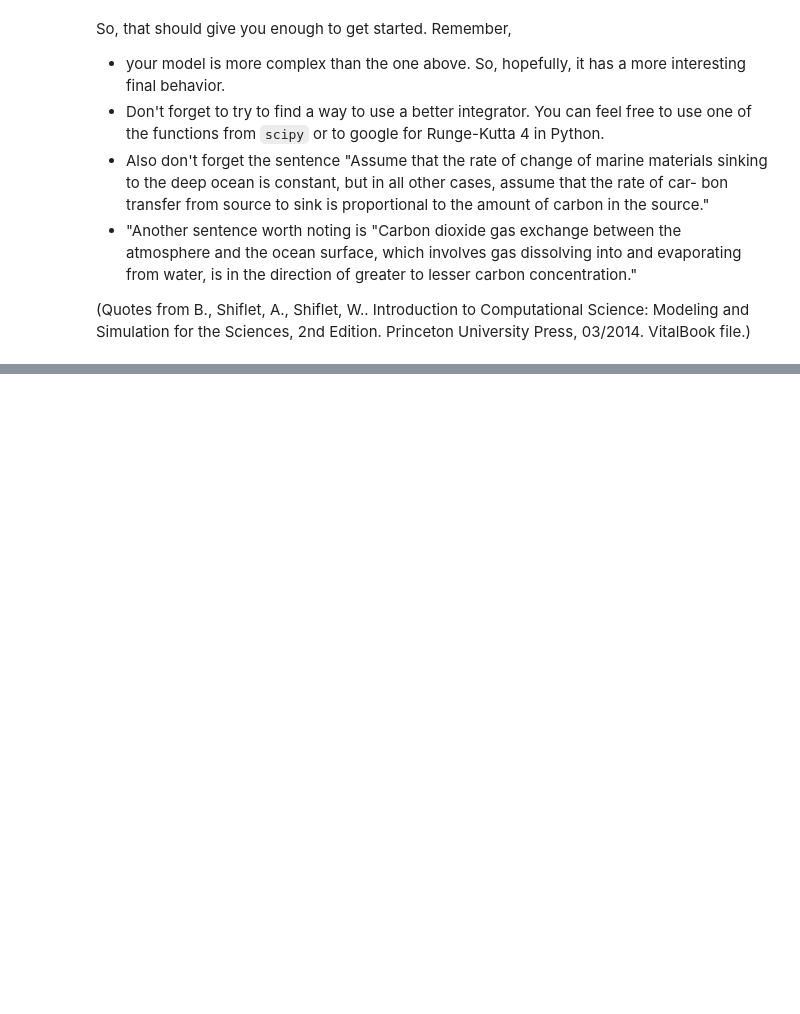
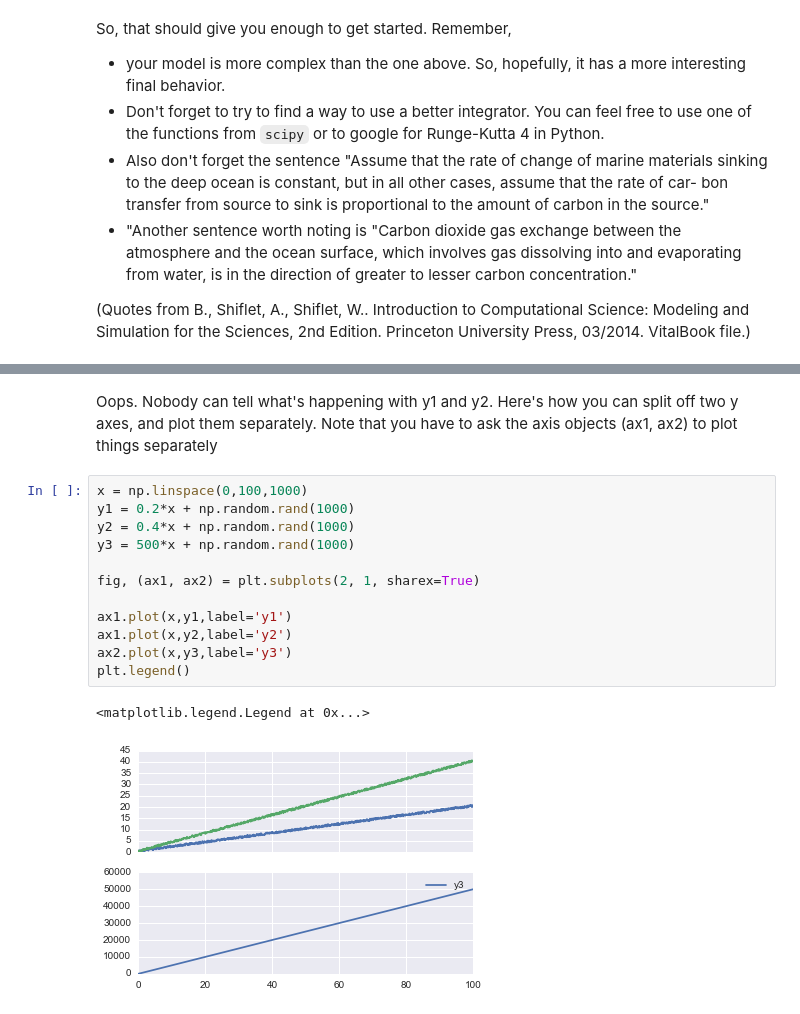
Before and after one commit to mglerner/MathematicalPhysics, a Jupyter notebook: CoupledDEs/CarbonCycle.ipynb, the cells around one changed output, grey strips where cells are left out. Saved outputs shown, nothing was run; the diff lists cells and outputs as text; blank space fills up the shorter version.

```diff
--- a/CoupledDEs/CarbonCycle.ipynb
+++ b/CoupledDEs/CarbonCycle.ipynb
@@ -178,0 +195,17 @@ So, that should give you enough to get started. Remember,
+# %% [markdown]
+Oops. Nobody can tell what's happening with y1 and y2. Here's how you can split off two y axes, and plot them separately. Note that you have to ask the axis objects (ax1, ax2) to plot things separately
+# %%
+x = np.linspace(0,100,1000)
+y1 = 0.2*x + np.random.rand(1000)
+y2 = 0.4*x + np.random.rand(1000)
+y3 = 500*x + np.random.rand(1000)
+
+fig, (ax1, ax2) = plt.subplots(2, 1, sharex=True)
+
+ax1.plot(x,y1,label='y1')
+ax1.plot(x,y2,label='y2')
+ax2.plot(x,y3,label='y3')
+plt.legend()
+# %% [output]
+<matplotlib.legend.Legend at 0x...>
+[figure, added]
```
Also changed, not shown: parts of 4 cells of this notebook.
